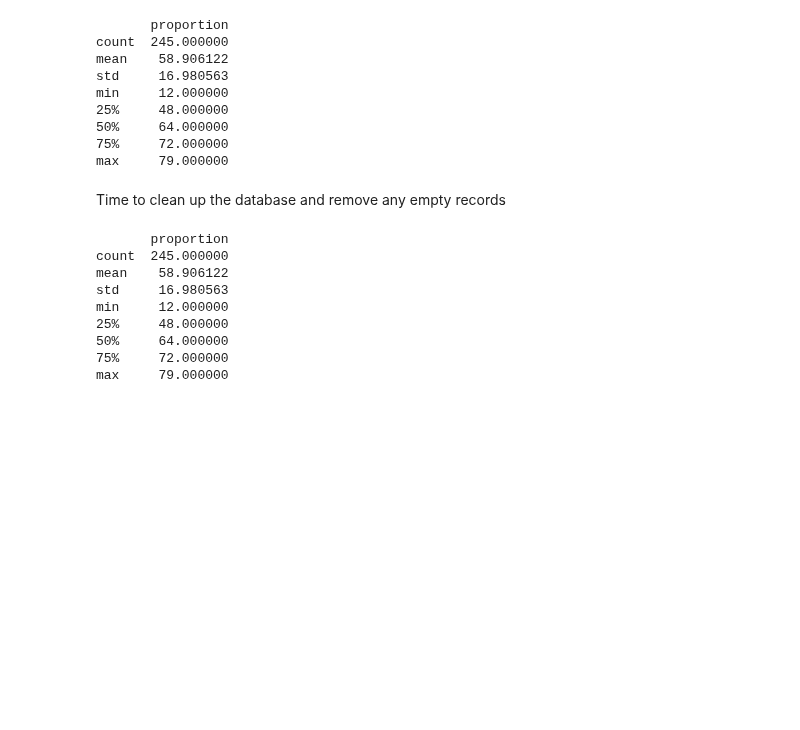
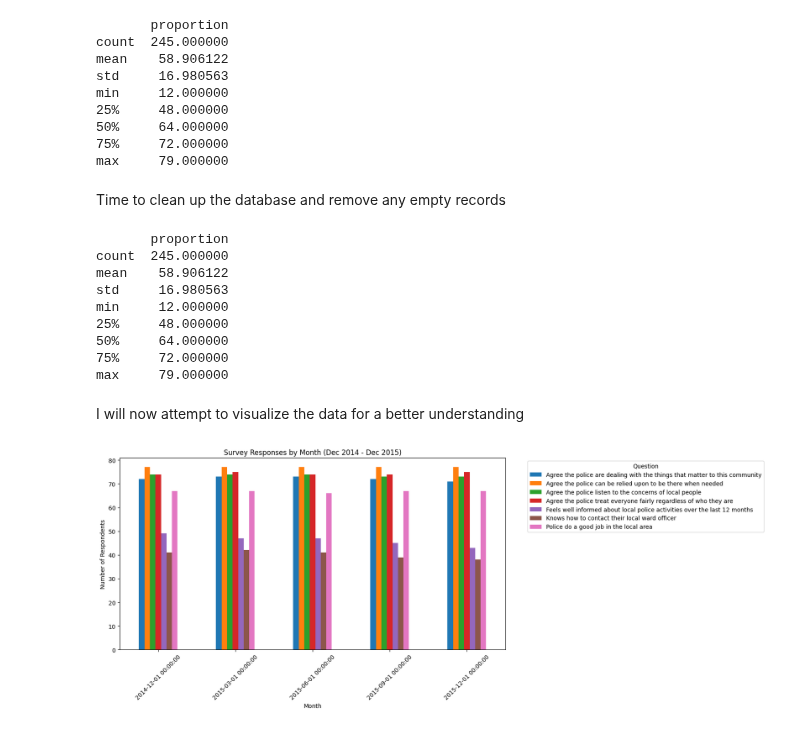
Before and after one commit to Ozan797/Crime-Visualiser, a Jupyter notebook: main.ipynb, the cells around one changed output. Drawn from its saved outputs; the diff is of its cells as text; code cells hidden in the pictures; blank space fills up the shorter version.

Commit message:
Completed two graphs

```diff
--- a/main.ipynb
+++ b/main.ipynb
@@ -58,3 +58,25 @@ min     12.000000
 50%     64.000000
 75%     72.000000
 max     79.000000
+# %% [markdown]
+I will now attempt to visualize the data for a better understanding
+# %%
+# Convert Date column to datetime format
+df['date'] = pd.to_datetime(df['date'], format='%b-%y')
+
+# Filter data for December 2014 to December 2015
+filtered_data = df[(df['date'] >= '2014-12-01') & (df['date'] <= '2015-12-31')]
+
+# Group data by month and measure, then sum the proportions
+grouped_data = filtered_data.groupby(['date', 'measure'])['proportion'].sum().unstack()
+
+# Plot grouped bar chart
+grouped_data.plot(kind='bar', stacked=False, figsize=(12, 6))
+plt.xlabel('Month')
+plt.ylabel('Number of Respondents')
+plt.title('Survey Responses by Month (Dec 2014 - Dec 2015)')
+plt.xticks(rotation=45)
+plt.legend(title='Question', bbox_to_anchor=(1.05, 1), loc='upper left')
+plt.show()
+# %% [output]
+[figure, added]
```
Also changed, not shown: parts of 3 cells of this notebook, 2 other files.
